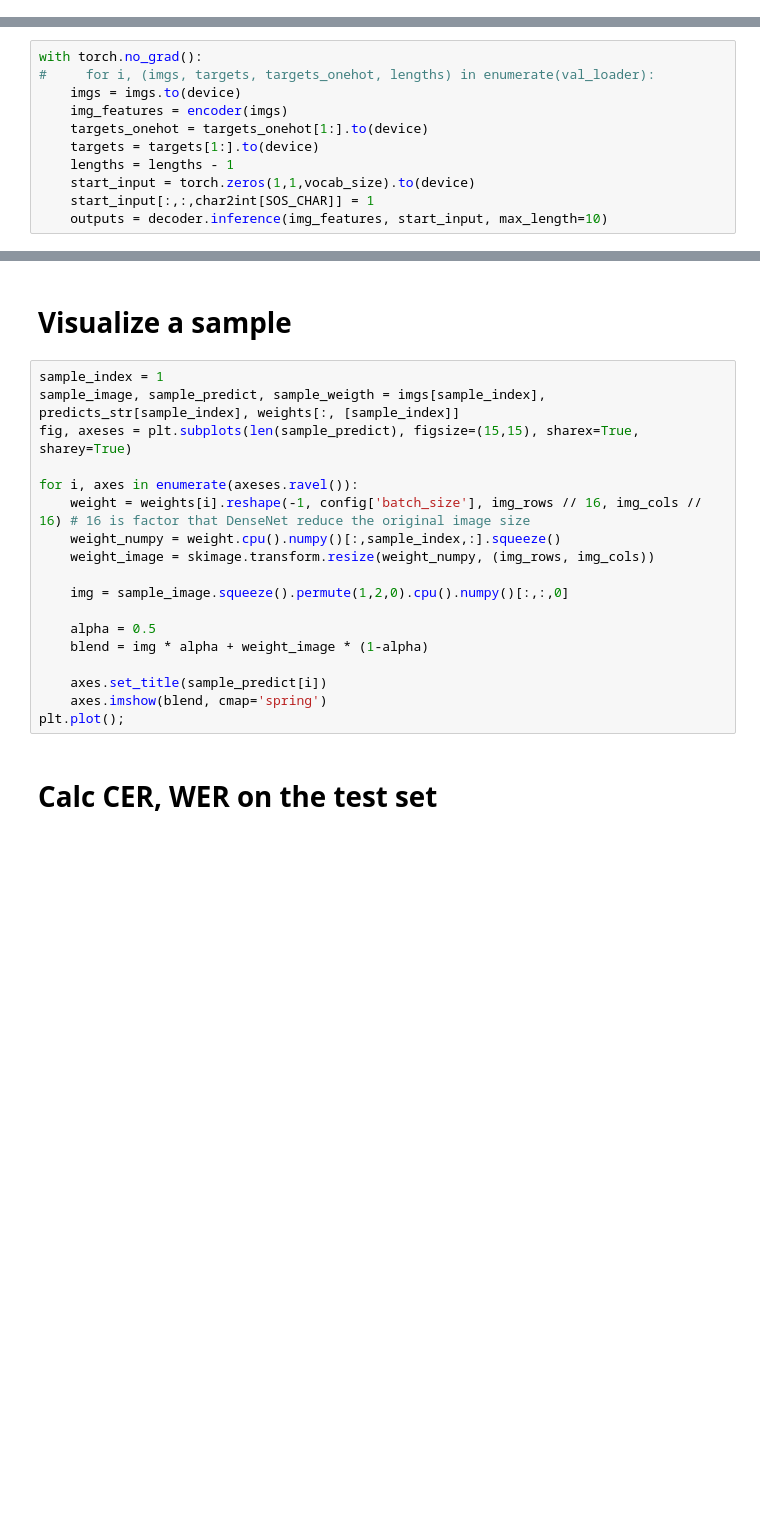
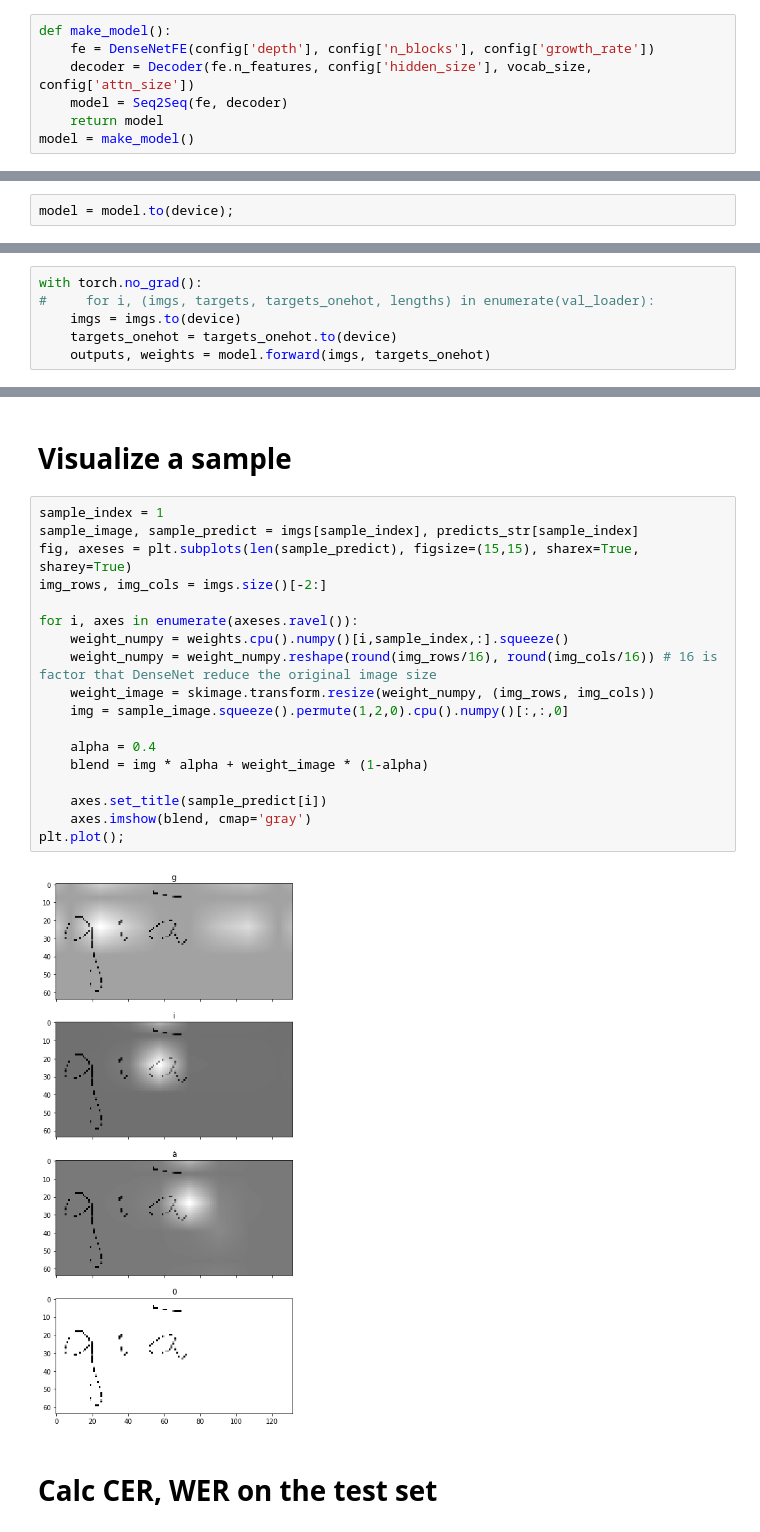
Before and after one commit to VinhLoiIT/vietnamese-htr, a Jupyter notebook: inference.ipynb, the cells around one changed output, grey strips where cells are left out. Saved outputs shown, nothing was run; the diff lists cells and outputs as text; blank space fills up the shorter version.

```diff
--- a/inference.ipynb
+++ b/inference.ipynb
@@ -64,0 +48,7 @@ decoder.eval();
+# %%
+def make_model():
+    fe = DenseNetFE(config['depth'], config['n_blocks'], config['growth_rate'])
+    decoder = Decoder(fe.n_features, config['hidden_size'], vocab_size, config['attn_size'])
+    model = Seq2Seq(fe, decoder)
+    return model
+model = make_model()
@@ -64,0 +59,2 @@ decoder.eval();
+# %%
+model = model.to(device);
@@ -87,13 +93,8 @@ torch.Size([5, 1, 1])
 with torch.no_grad():
 #     for i, (imgs, targets, targets_onehot, lengths) in enumerate(val_loader):
     imgs = imgs.to(device)
-    img_features = encoder(imgs)
-    targets_onehot = targets_onehot[1:].to(device)
-    targets = targets[1:].to(device)
-    lengths = lengths - 1
-    start_input = torch.zeros(1,1,vocab_size).to(device)
-    start_input[:,:,char2int[SOS_CHAR]] = 1
-    outputs = decoder.inference(img_features, start_input, max_length=10)
+    targets_onehot = targets_onehot.to(device)
+    outputs, weights = model.forward(imgs, targets_onehot)
 # %%
 outputs.size()
 # %% [output]
@@ -135,22 +146,24 @@ predicts_str
 # Visualize a sample
 # %%
 sample_index = 1
-sample_image, sample_predict, sample_weigth = imgs[sample_index], predicts_str[sample_index], weights[:, [sample_index]]
+sample_image, sample_predict = imgs[sample_index], predicts_str[sample_index]
 fig, axeses = plt.subplots(len(sample_predict), figsize=(15,15), sharex=True, sharey=True)
+img_rows, img_cols = imgs.size()[-2:]
 
 for i, axes in enumerate(axeses.ravel()):
-    weight = weights[i].reshape(-1, config['batch_size'], img_rows // 16, img_cols // 16) # 16 is factor that DenseNet reduce the original image size
-    weight_numpy = weight.cpu().numpy()[:,sample_index,:].squeeze()
+    weight_numpy = weights.cpu().numpy()[i,sample_index,:].squeeze()
+    weight_numpy = weight_numpy.reshape(round(img_rows/16), round(img_cols/16)) # 16 is factor that DenseNet reduce the original image size
     weight_image = skimage.transform.resize(weight_numpy, (img_rows, img_cols))
-
     img = sample_image.squeeze().permute(1,2,0).cpu().numpy()[:,:,0]
 
-    alpha = 0.5
+    alpha = 0.4
     blend = img * alpha + weight_image * (1-alpha)
 
     axes.set_title(sample_predict[i])
-    axes.imshow(blend, cmap='spring')
+    axes.imshow(blend, cmap='gray')
 plt.plot();
+# %% [output]
+[figure, added]
 # %% [markdown]
 # Calc CER, WER on the test set
 # %% [markdown]
```
Also changed, not shown: parts of 20 cells of this notebook, 2 other files.
